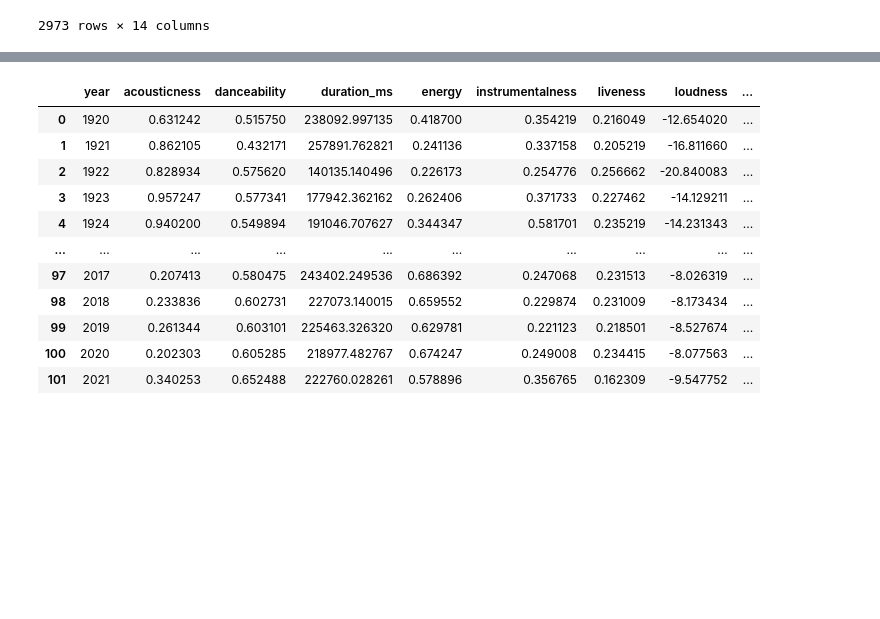
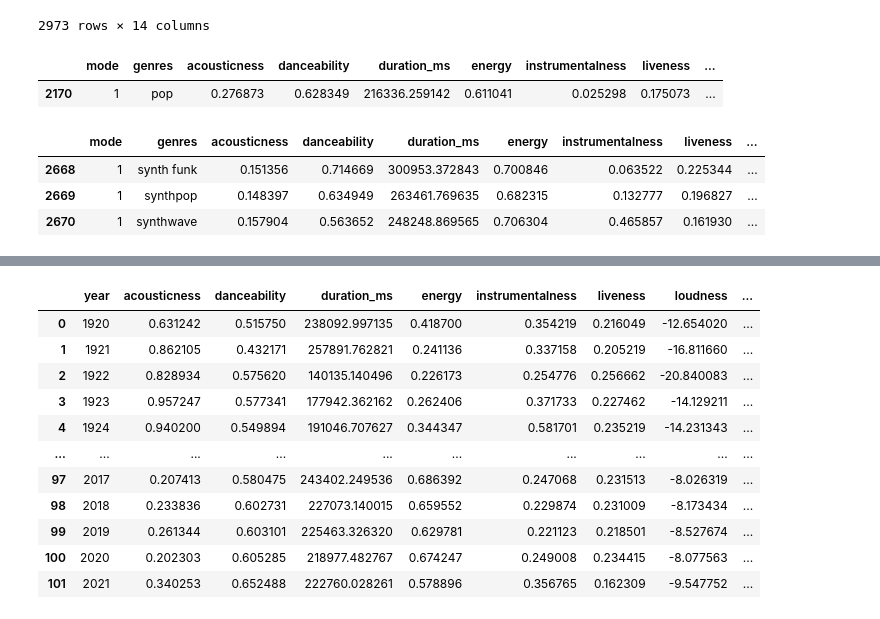
Before and after one commit to alexdanieldelcampo/Musical_Analysis, a Jupyter notebook: Yvonne/Untitled.ipynb, the cells around one changed output, grey strips where cells are left out. Cells and saved outputs as stored; diff of their text form; code cells hidden in the pictures; blank space fills up the shorter version.

```diff
--- a/Yvonne/Untitled.ipynb
+++ b/Yvonne/Untitled.ipynb
@@ -37,3 +38,15 @@ genre_data
 | 2971 | 0 | zurich indie | 0.993000 | 0.705667 | 1.984173e+05 | 0.172667 | 0.468633 | 0.179667 | ... |
 | 2972 | 1 | zydeco | 0.421038 | 0.629409 | 1.716717e+05 | 0.609369 | 0.019248 | 0.255877 | ... |
 2973 rows × 14 columns
+# %%
+genre_data.loc[genre_data['genres']=='pop']
+# %% [output]
+|  | mode | genres | acousticness | danceability | duration_ms | energy | instrumentalness | liveness | ... |
+| 2170 | 1 | pop | 0.276873 | 0.628349 | 216336.259142 | 0.611041 | 0.025298 | 0.175073 | ... |
+# %%
+genre_data.loc[lambda row : row['genres'].str.startswith('synth')]
+# %% [output]
+|  | mode | genres | acousticness | danceability | duration_ms | energy | instrumentalness | liveness | ... |
+| 2668 | 1 | synth funk | 0.151356 | 0.714669 | 300953.372843 | 0.700846 | 0.063522 | 0.225344 | ... |
+| 2669 | 1 | synthpop | 0.148397 | 0.634949 | 263461.769635 | 0.682315 | 0.132777 | 0.196827 | ... |
+| 2670 | 1 | synthwave | 0.157904 | 0.563652 | 248248.869565 | 0.706304 | 0.465857 | 0.161930 | ... |
```
Also changed, not shown: parts of 9 cells of this notebook, 1 other file.
